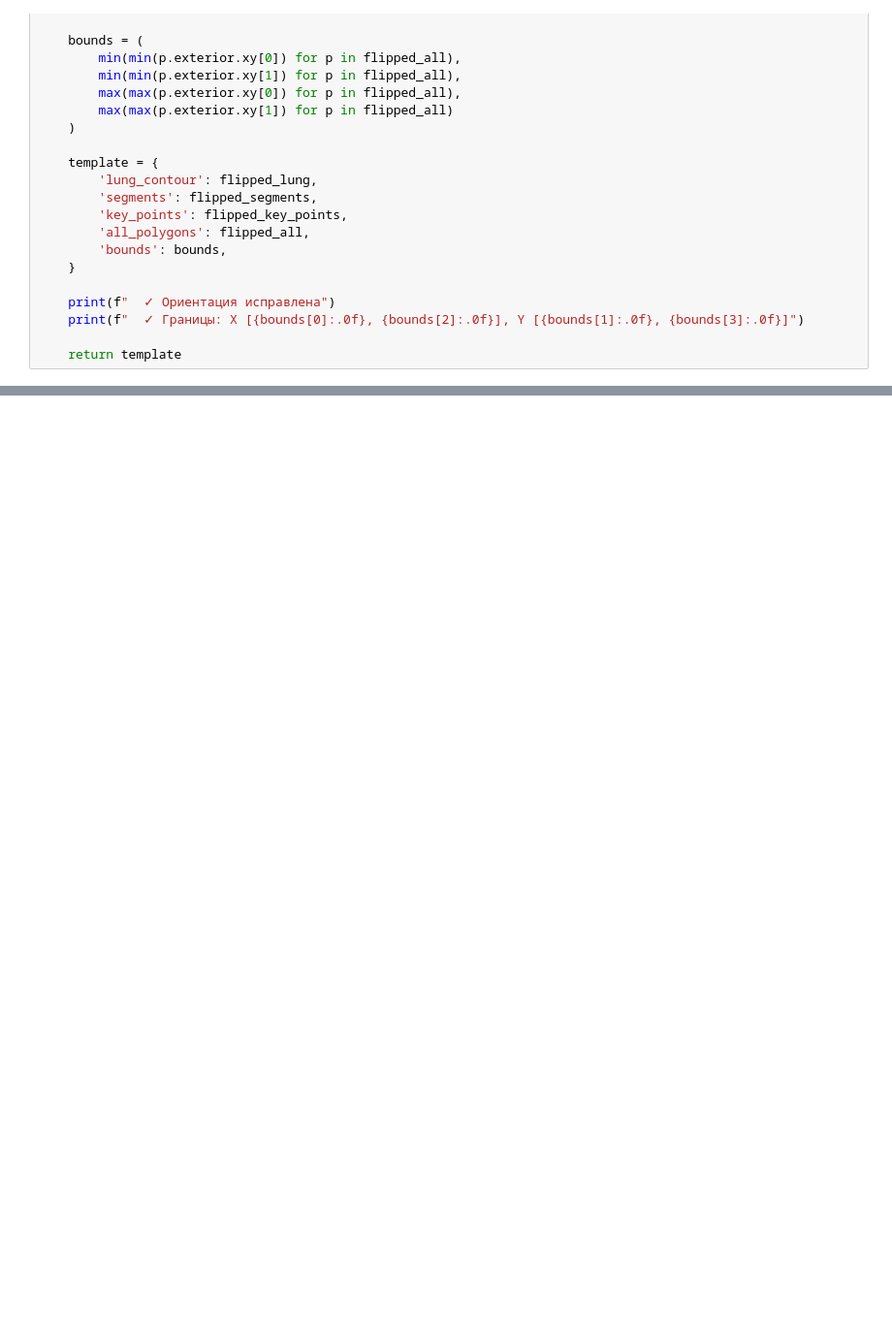
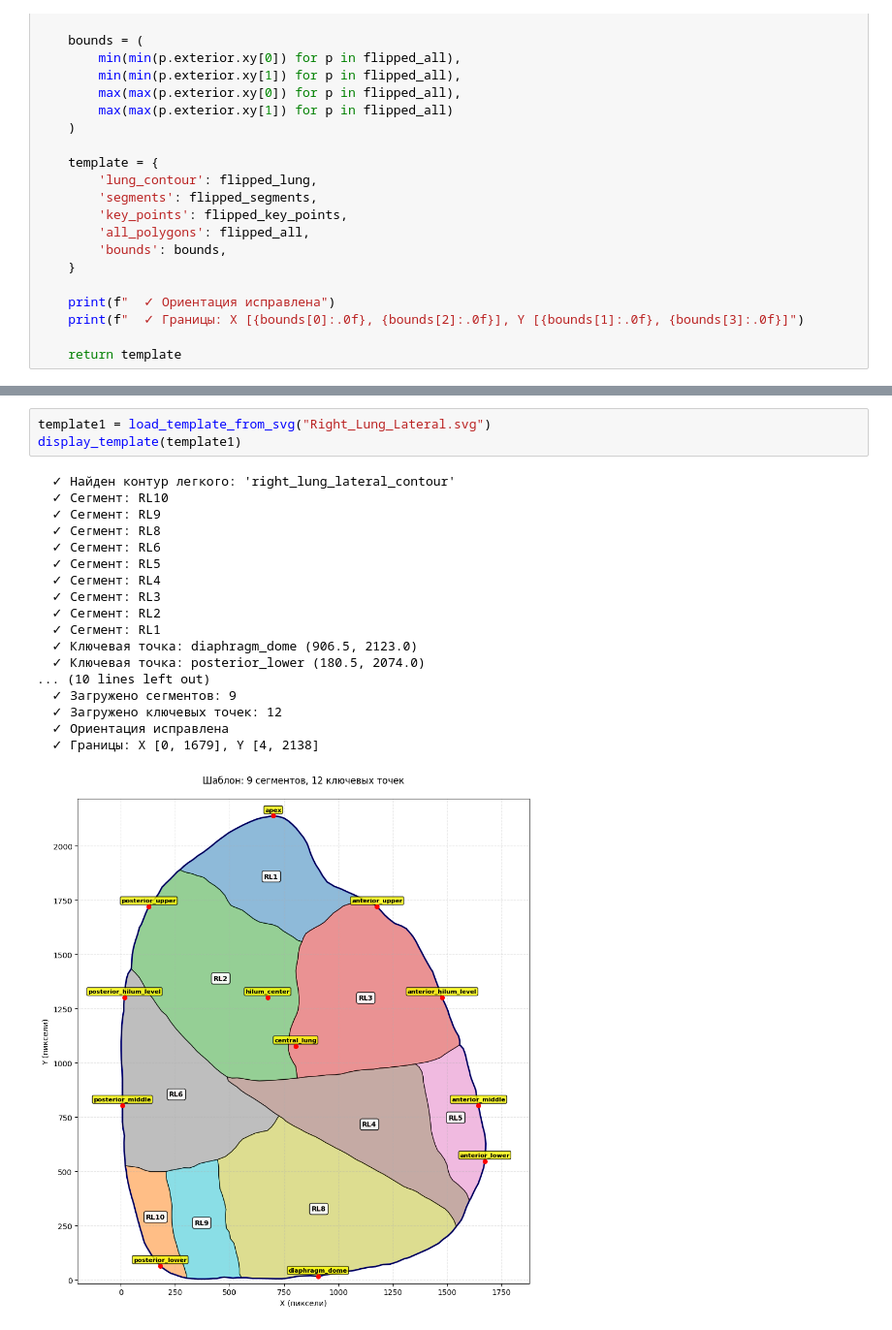
Before and after one commit to TTankrat/MegaAIBasedSystem, a Jupyter notebook: P3_Nurakhunov_2.ipynb, the cells around one changed output, grey strips where cells are left out. Shown at 97% size. Drawn from its saved outputs; the diff is of its cells as text; blank space fills up the shorter version.

```diff
--- a/P3_Nurakhunov_2.ipynb
+++ b/P3_Nurakhunov_2.ipynb
@@ -275,0 +257,22 @@ display_template(template)
+# %%
+template1 = load_template_from_svg("Right_Lung_Lateral.svg")
+display_template(template1)
+# %% [output]
+  ✓ Найден контур легкого: 'right_lung_lateral_contour'
+  ✓ Сегмент: RL10
+  ✓ Сегмент: RL9
+  ✓ Сегмент: RL8
+  ✓ Сегмент: RL6
+  ✓ Сегмент: RL5
+  ✓ Сегмент: RL4
+  ✓ Сегмент: RL3
+  ✓ Сегмент: RL2
+  ✓ Сегмент: RL1
+  ✓ Ключевая точка: diaphragm_dome (906.5, 2123.0)
+  ✓ Ключевая точка: posterior_lower (180.5, 2074.0)
+... (10 lines left out)
+  ✓ Загружено сегментов: 9
+  ✓ Загружено ключевых точек: 12
+  ✓ Ориентация исправлена
+  ✓ Границы: X [0, 1679], Y [4, 2138]
+[figure, added]
```
Also changed, not shown: parts of 3 cells of this notebook.
